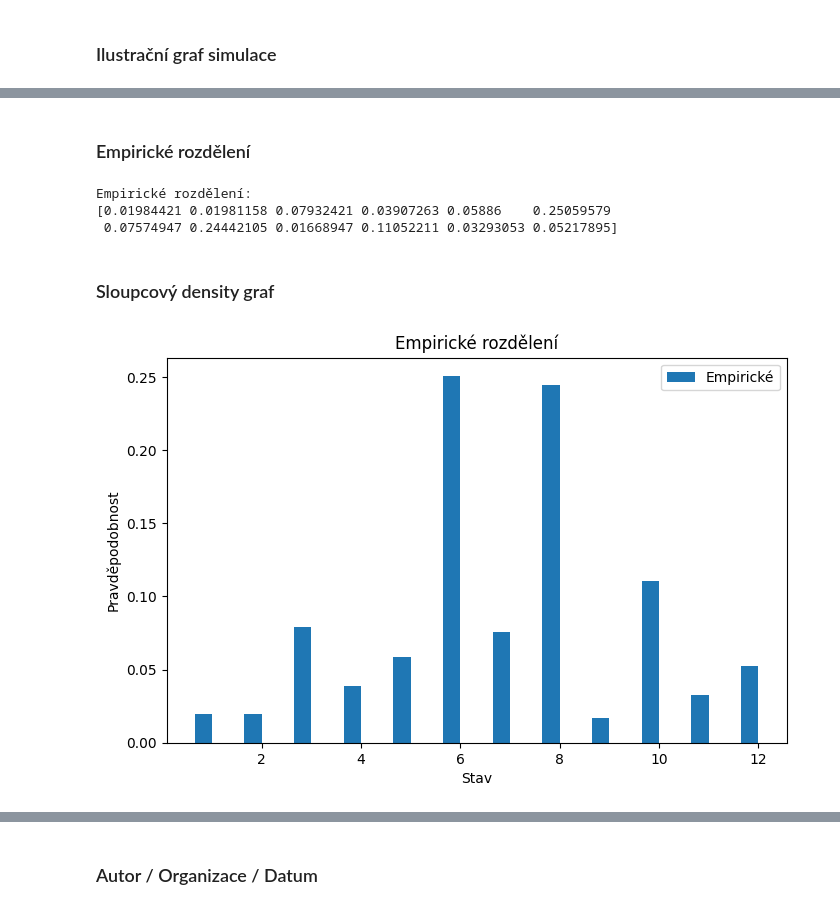
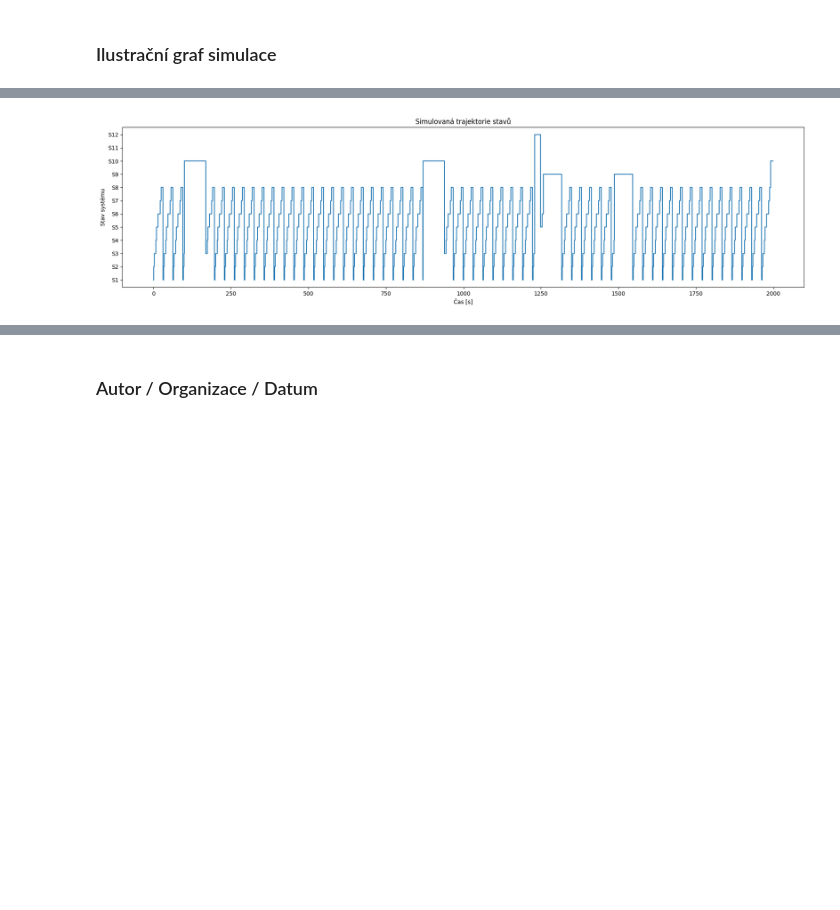
Before and after one commit to UsmanovSla/MGD-RSS, a Jupyter notebook: model/03_StochModel/SM_03_MCMC_samples.ipynb, the cells around one changed output, grey strips where cells are left out. Drawn from its saved outputs; the diff is of its cells as text; code cells hidden in the pictures; blank space fills up the shorter version.

```diff
--- a/model/03_StochModel/SM_03_MCMC_samples.ipynb
+++ b/model/03_StochModel/SM_03_MCMC_samples.ipynb
@@ -154,28 +169,25 @@ samples_burned = samples[burn_in:]
-# %% [markdown]
-### Empirické rozdělení
-# %%
-hist = np.bincount(samples_burned, minlength=n_states)
-empirical_pi = hist / np.sum(hist)
-
-print("Empirické rozdělení:")
-print(empirical_pi)
-# %% [output]
-Empirické rozdělení:
-[0.01984421 0.01981158 0.07932421 0.03907263 0.05886    0.25059579
- 0.07574947 0.24442105 0.01668947 0.11052211 0.03293053 0.05217895]
-# %% [markdown]
-### Sloupcový density graf
-# %%
-width = 0.35
-states = np.arange(1,13)
-plt.figure(figsize=(8,5))
-
-plt.bar(states - width/2, empirical_pi, width, label='Empirické')
-
-plt.xlabel("Stav")
-plt.ylabel("Pravděpodobnost")
-plt.title("Empirické rozdělení")
-plt.legend()
-plt.show()
-# %% [output]
-[figure, removed]
+# %%
+N = 2_000
+
+# pořadí stavů
+states = ["S1","S2","S3","S4","S5","S6",
+          "S7","S8","S9","S10","S11","S12"]
+
+# převod stavů na čísla 0–11
+numeric_trajectory = [s-1 for s in state_history]
+
+# časová osa (např. prvních N s pro přehlednost)
+time_window = N
+t = np.arange(time_window)
+
+plt.figure(figsize=(18,5))
+plt.step(t, numeric_trajectory[:time_window], where="post")
+
+plt.yticks(range(len(states)), states)
+plt.xlabel("Čas [s]")
+plt.ylabel("Stav systému")
+plt.title("Simulovaná trajektorie stavů")
+plt.tight_layout()
+plt.show()
+# %% [output]
+[figure, added]
```
Also changed, not shown: parts of 30 cells of this notebook, 42 other files.
